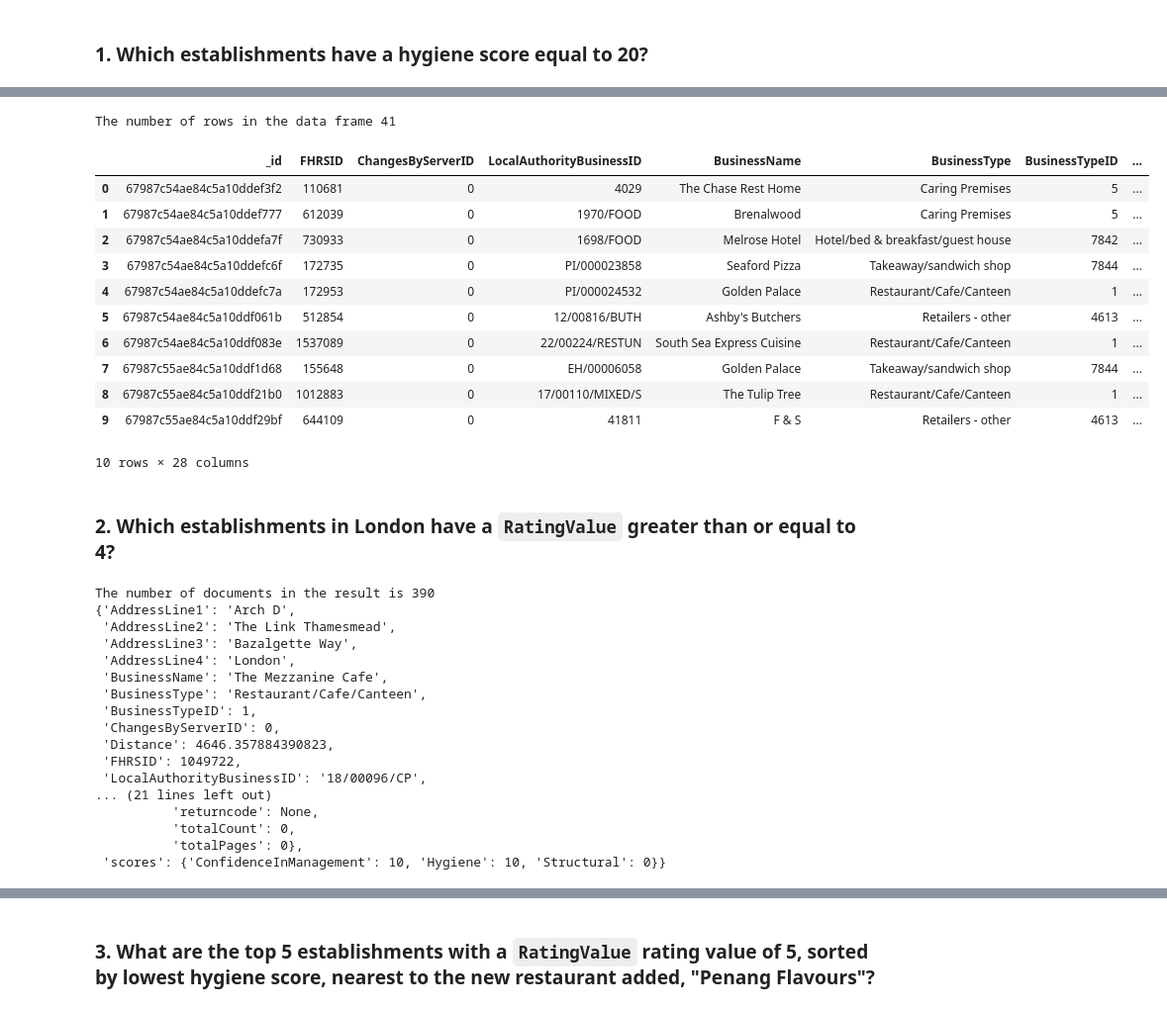
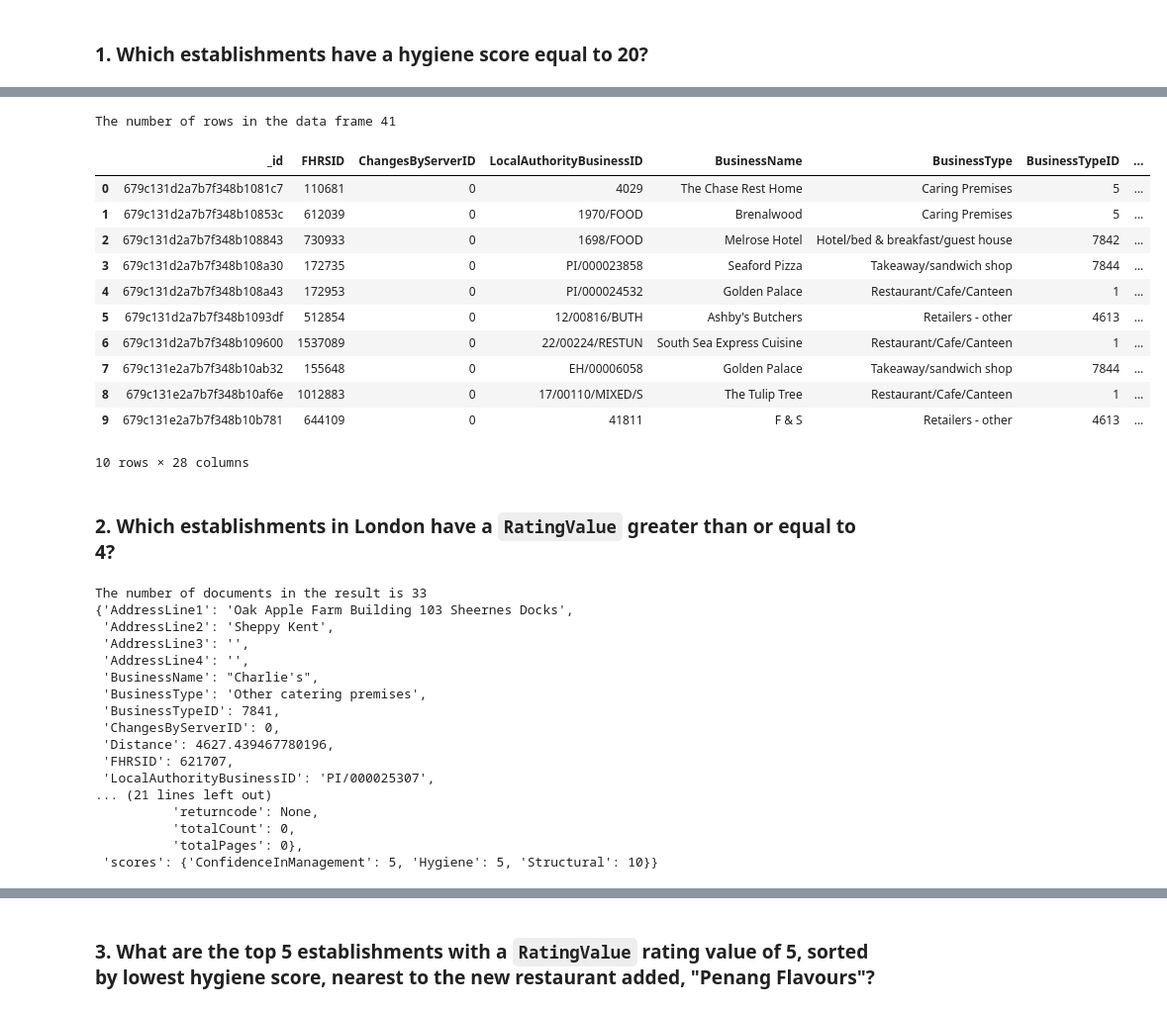
Before and after one commit to BinodGaihre/nosql-challenge, a Jupyter notebook: NoSQL_analysis_starter.ipynb, the cells around one changed output, grey strips where cells are left out. Shown: that part at 99% size. Cells and saved outputs as stored; diff of their text form; code cells hidden in the pictures.

```diff
--- a/NoSQL_analysis_starter.ipynb
+++ b/NoSQL_analysis_starter.ipynb
@@ -49,14 +29,14 @@ Unless otherwise stated, for each question:
 # %% [markdown]
 ### 1. Which establishments have a hygiene score equal to 20?
 # %%
-# Find the establishments with a hygiene score of 20
+# Query to find the establishments with a hygiene score of 20
 first_query = {'scores.Hygiene':20}
-# Use count_documents to display the number of documents in the result
+# Using count_documents to display the number of documents in the result
 count_of_data = establishments.count_documents(first_query)
 print(f"The number of establishments with a hygiene score of 20 is {count_of_data}")
-# Display the first document in the results using pprint
-data = list(establishments.find(first_query))
-pprint(data[0])
+# Displaying the first document in the results using pprint
+first_data = list(establishments.find(first_query))
+pprint(first_data[0])
 # %% [output]
 The number of establishments with a hygiene score of 20 is 41
 {'AddressLine1': '5-6 Southfields Road',
@@ -76,55 +56,55 @@ The number of establishments with a hygiene score of 20 is 41
           'totalPages': 0},
  'scores': {'ConfidenceInManagement': 20, 'Hygiene': 20, 'Structural': 20}}
 # %%
-# Convert the result to a Pandas DataFrame
-data_df = pd.DataFrame(data)
-# Display the number of rows in the DataFrame
-print(f"The number of rows in the data frame {len(data_df)}")
-# Display the first 10 rows of the DataFrame
-data_df.head(10)
+# Converting the result to a Pandas DataFrame
+first_data_df = pd.DataFrame(first_data)
+# Displaying the number of rows in the DataFrame
+print(f"The number of rows in the data frame {len(first_data_df)}")
+# Displaying the first 10 rows of the DataFrame
+first_data_df.head(10)
 # %% [output]
 The number of rows in the data frame 41
 |  | _id | FHRSID | ChangesByServerID | LocalAuthorityBusinessID | BusinessName | BusinessType | BusinessTypeID | ... |
-| 0 | 67987c54ae84c5a10ddef3f2 | 110681 | 0 | 4029 | The Chase Rest Home | Caring Premises | 5 | ... |
-| 1 | 67987c54ae84c5a10ddef777 | 612039 | 0 | 1970/FOOD | Brenalwood | Caring Premises | 5 | ... |
-| 2 | 67987c54ae84c5a10ddefa7f | 730933 | 0 | 1698/FOOD | Melrose Hotel | Hotel/bed & breakfast/guest house | 7842 | ... |
-| 3 | 67987c54ae84c5a10ddefc6f | 172735 | 0 | PI/000023858 | Seaford Pizza | Takeaway/sandwich shop | 7844 | ... |
-| 4 | 67987c54ae84c5a10ddefc7a | 172953 | 0 | PI/000024532 | Golden Palace | Restaurant/Cafe/Canteen | 1 | ... |
-| 5 | 67987c54ae84c5a10ddf061b | 512854 | 0 | 12/00816/BUTH | Ashby's Butchers | Retailers - other | 4613 | ... |
-| 6 | 67987c54ae84c5a10ddf083e | 1537089 | 0 | 22/00224/RESTUN | South Sea Express Cuisine | Restaurant/Cafe/Canteen | 1 | ... |
-| 7 | 67987c55ae84c5a10ddf1d68 | 155648 | 0 | EH/00006058 | Golden Palace | Takeaway/sandwich shop | 7844 | ... |
-| 8 | 67987c55ae84c5a10ddf21b0 | 1012883 | 0 | 17/00110/MIXED/S | The Tulip Tree | Restaurant/Cafe/Canteen | 1 | ... |
-| 9 | 67987c55ae84c5a10ddf29bf | 644109 | 0 | 41811 | F & S | Retailers - other | 4613 | ... |
+| 0 | 679c131d2a7b7f348b1081c7 | 110681 | 0 | 4029 | The Chase Rest Home | Caring Premises | 5 | ... |
+| 1 | 679c131d2a7b7f348b10853c | 612039 | 0 | 1970/FOOD | Brenalwood | Caring Premises | 5 | ... |
+| 2 | 679c131d2a7b7f348b108843 | 730933 | 0 | 1698/FOOD | Melrose Hotel | Hotel/bed & breakfast/guest house | 7842 | ... |
+| 3 | 679c131d2a7b7f348b108a30 | 172735 | 0 | PI/000023858 | Seaford Pizza | Takeaway/sandwich shop | 7844 | ... |
+| 4 | 679c131d2a7b7f348b108a43 | 172953 | 0 | PI/000024532 | Golden Palace | Restaurant/Cafe/Canteen | 1 | ... |
+| 5 | 679c131d2a7b7f348b1093df | 512854 | 0 | 12/00816/BUTH | Ashby's Butchers | Retailers - other | 4613 | ... |
+| 6 | 679c131d2a7b7f348b109600 | 1537089 | 0 | 22/00224/RESTUN | South Sea Express Cuisine | Restaurant/Cafe/Canteen | 1 | ... |
+| 7 | 679c131e2a7b7f348b10ab32 | 155648 | 0 | EH/00006058 | Golden Palace | Takeaway/sandwich shop | 7844 | ... |
+| 8 | 679c131e2a7b7f348b10af6e | 1012883 | 0 | 17/00110/MIXED/S | The Tulip Tree | Restaurant/Cafe/Canteen | 1 | ... |
+| 9 | 679c131e2a7b7f348b10b781 | 644109 | 0 | 41811 | F & S | Retailers - other | 4613 | ... |
 10 rows × 28 columns
 # %% [markdown]
 ### 2. Which establishments in London have a `RatingValue` greater than or equal to 4?
 # %%
-# Find the establishments with London as the Local Authority and has a RatingValue greater than or equal to 4.
-second_query = {'AddressLine4':{'$regex': 'London'},
+# Query to find the establishments with London as the Local Authority and has a RatingValue greater than or equal to 4.
+second_query = {'LocalAuthorityName':{'$regex': 'London'},
                 'RatingValue':{'$gte': 4}}
 
-# Use count_documents to display the number of documents in the result
+# Using count_documents to display the number of documents in the result
 count_documents = establishments.count_documents(second_query)
 print(f"The number of documents in the result is {count_documents}")
-# Display the first document in the results using pprint
+# Displaying the first document in the results using pprint
 second_data = list(establishments.find(second_query))
 pprint(second_data[0])
 # %% [output]
-The number of documents in the result is 390
-{'AddressLine1': 'Arch D',
- 'AddressLine2': 'The Link Thamesmead',
- 'AddressLine3': 'Bazalgette Way',
- 'AddressLine4': 'London',
- 'BusinessName': 'The Mezzanine Cafe',
- 'BusinessType': 'Restaurant/Cafe/Canteen',
- 'BusinessTypeID': 1,
+The number of documents in the result is 33
+{'AddressLine1': 'Oak Apple Farm Building 103 Sheernes Docks',
+ 'AddressLine2': 'Sheppy Kent',
+ 'AddressLine3': '',
+ 'AddressLine4': '',
+ 'BusinessName': "Charlie's",
+ 'BusinessType': 'Other catering premises',
+ 'BusinessTypeID': 7841,
  'ChangesByServerID': 0,
- 'Distance': 4646.357884390823,
- 'FHRSID': 1049722,
- 'LocalAuthorityBusinessID': '18/00096/CP',
+ 'Distance': 4627.439467780196,
+ 'FHRSID': 621707,
+ 'LocalAuthorityBusinessID': 'PI/000025307',
 ... (21 lines left out)
           'returncode': None,
           'totalCount': 0,
           'totalPages': 0},
- 'scores': {'ConfidenceInManagement': 10, 'Hygiene': 10, 'Structural': 0}}
+ 'scores': {'ConfidenceInManagement': 5, 'Hygiene': 5, 'Structural': 10}}
 # %%
```
Also changed, not shown: parts of 11 cells of this notebook, 2 other files.
